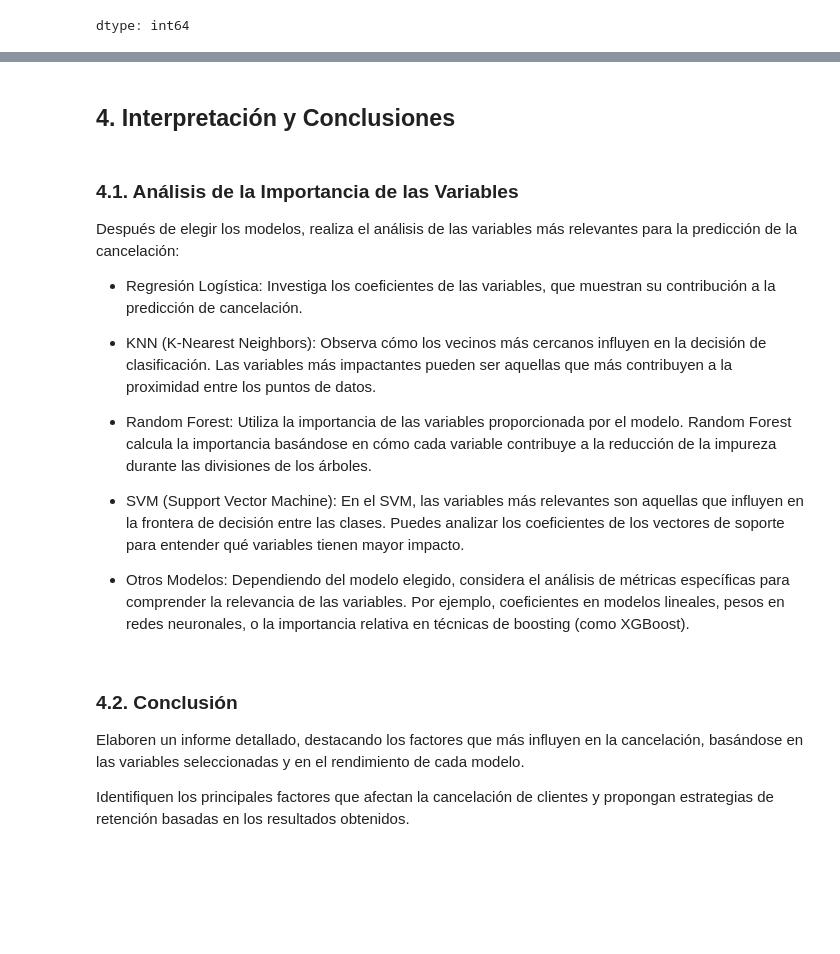
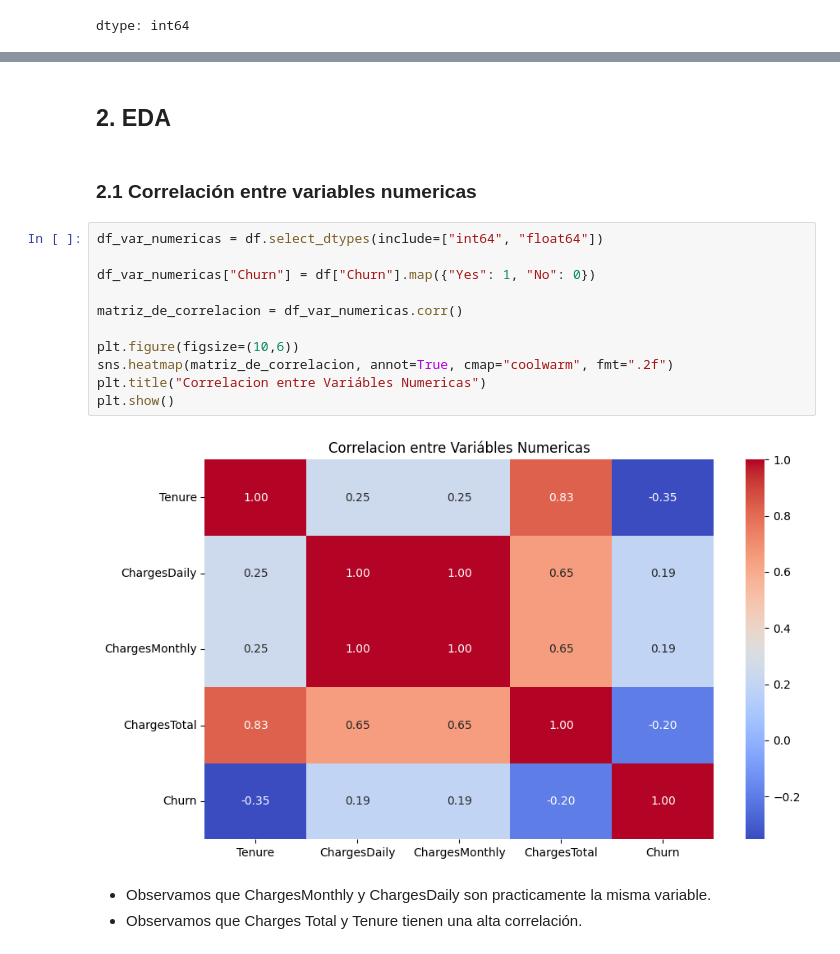
Before and after one commit to Ferrrchu/Challenge-TelecomX-Alura-Latam-Parte-2, a Jupyter notebook: Challenge_TelecomX_Parte_2.ipynb, the cells around one changed output, grey strips where cells are left out. Saved outputs shown, nothing was run; the diff lists cells and outputs as text; blank space fills up the shorter version.

```diff
--- a/Challenge_TelecomX_Parte_2.ipynb
+++ b/Challenge_TelecomX_Parte_2.ipynb
@@ -156,20 +89,20 @@ Después, realiza un análisis crítico y compara los modelos:
-# %% [markdown]
-## **4. Interpretación y Conclusiones**
-# %% [markdown]
-### 4.1. Análisis de la Importancia de las Variables
-Después de elegir los modelos, realiza el análisis de las variables más relevantes para la predicción de la cancelación:
-
-- Regresión Logística: Investiga los coeficientes de las variables, que muestran su contribución a la predicción de cancelación.
-
-- KNN (K-Nearest Neighbors): Observa cómo los vecinos más cercanos influyen en la decisión de clasificación. Las variables más impactantes pueden ser aquellas que más contribuyen a la proximidad entre los puntos de datos.
-
-- Random Forest: Utiliza la importancia de las variables proporcionada por el modelo. Random Forest calcula la importancia basándose en cómo cada variable contribuye a la reducción de la impureza durante las divisiones de los árboles.
-
-- SVM (Support Vector Machine): En el SVM, las variables más relevantes son aquellas que influyen en la frontera de decisión entre las clases. Puedes analizar los coeficientes de los vectores de soporte para entender qué variables tienen mayor impacto.
-
-- Otros Modelos: Dependiendo del modelo elegido, considera el análisis de métricas específicas para comprender la relevancia de las variables. Por ejemplo, coeficientes en modelos lineales, pesos en redes neuronales, o la importancia relativa en técnicas de boosting (como XGBoost).
-# %% [markdown]
-### 4.2. Conclusión
-Elaboren un informe detallado, destacando los factores que más influyen en la cancelación, basándose en las variables seleccionadas y en el rendimiento de cada modelo.
-
-Identifiquen los principales factores que afectan la cancelación de clientes y propongan estrategias de retención basadas en los resultados obtenidos.
+# %% [markdown]
+## **2.  EDA**
+# %% [markdown]
+ ### 2.1 Correlación entre variables numericas
+# %%
+df_var_numericas = df.select_dtypes(include=["int64", "float64"])
+
+df_var_numericas["Churn"] = df["Churn"].map({"Yes": 1, "No": 0})
+
+matriz_de_correlacion = df_var_numericas.corr()
+
+plt.figure(figsize=(10,6))
+sns.heatmap(matriz_de_correlacion, annot=True, cmap="coolwarm", fmt=".2f")
+plt.title("Correlacion entre Variábles Numericas")
+plt.show()
+# %% [output]
+[figure, added]
+# %% [markdown]
+- Observamos que ChargesMonthly y ChargesDaily son practicamente la misma variable.
+- Observamos que Charges Total y Tenure tienen una alta correlación.
```
Also changed, not shown: parts of 48 cells of this notebook.
